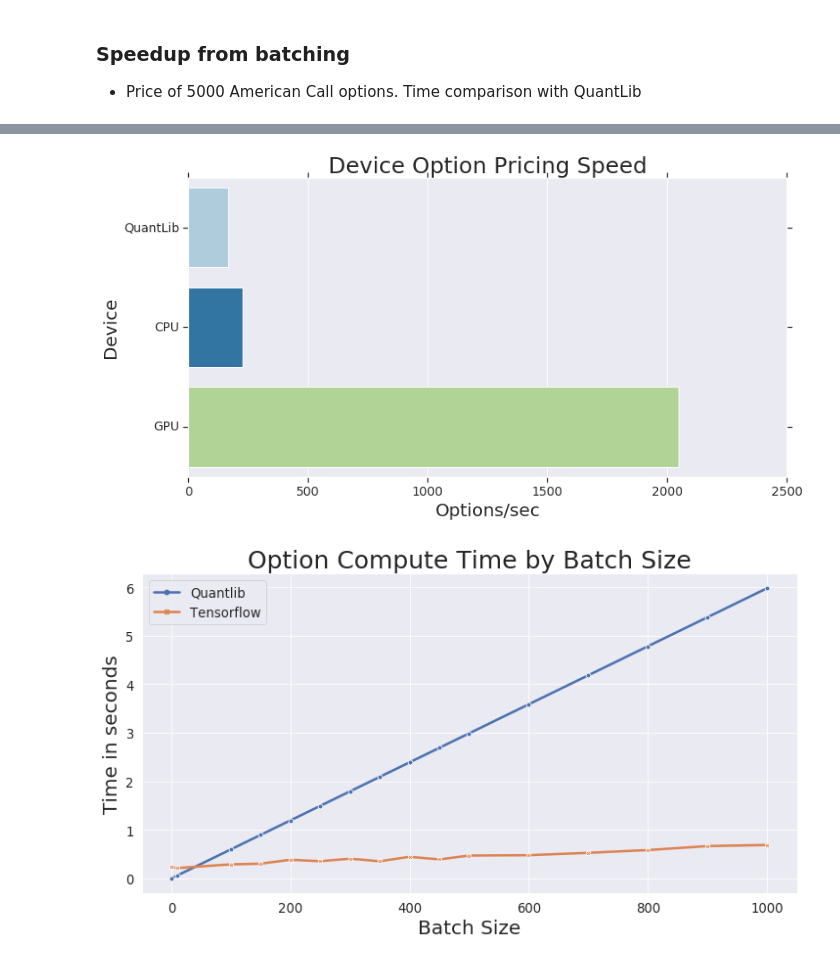
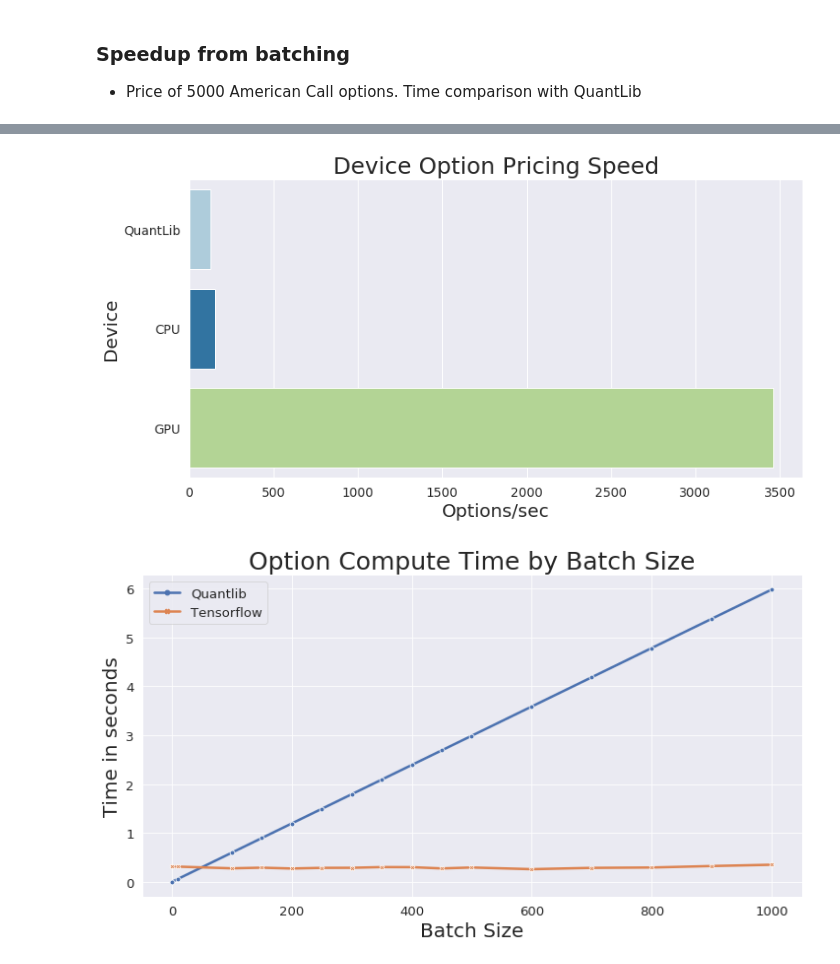
Before and after one commit to google/tf-quant-finance, a Jupyter notebook: tf_quant_finance/examples/jupyter_notebooks/American_Option_Black_Scholes.ipynb, the cells around one changed output, grey strips where cells are left out. Cells and saved outputs as stored; diff of their text form; code cells hidden in the pictures.

```diff
--- a/tf_quant_finance/examples/jupyter_notebooks/American_Option_Black_Scholes.ipynb
+++ b/tf_quant_finance/examples/jupyter_notebooks/American_Option_Black_Scholes.ipynb
@@ -50,14 +53,14 @@ import seaborn as sns
 
 import tensorflow as tf
 
- # tff for Tensorflow Finance
+# tff for Tensorflow Finance
 import tf_quant_finance as tff
 
-grids = tff.math.pde.grids
-pde_tools = tff.math.pde
+# Shortcut alias
+pde = tff.math.pde
 
 from IPython.core.pylabtools import figsize
-figsize(21, 14) # better graph size for Colab
+figsize(21, 14)  # better graph size for Colab
 
 import warnings
 warnings.filterwarnings("ignore",
@@ -219,19 +206,16 @@ def option_param(number_of_options, dtype, seed=42):
 * Example below (Batch of American Call Options with varying strikes, vols and rates).
 # %%
 #@title Price multiple American Call options at a time
-
-tf.reset_default_graph()
 
 number_of_options = 10 #@param
 
 time_delta = 0.005
 
-
 expiry = 1.0
 
 number_grid_points = 1024
 
-dtype = np.float64
+dtype = tf.float64
 
 spot = 110  + tf.random.uniform(shape=[number_of_options, 1], dtype=dtype)
 
@@ -240,7 +224,6 @@ volatility, risk_free_rate, strike = option_param(number_of_options, dtype)
 
 # Build a graph to compute prices of the American Options.
 estimate, grid_locations = american_option(
-    number_of_options=number_of_options,
     time_delta=time_delta,
     expiry=expiry,
     number_grid_points=number_grid_points,
@@ -249,8 +232,9 @@ estimate, grid_locations = american_option(
     strike=strike,
     dtype=dtype)
 
-with tf.Session() as sess:
-  estimate, grid_locations = sess.run([estimate, grid_locations])
+# Convert to numpy for plotting
+estimate = estimate.numpy()
+grid_locations = grid_locations.numpy()
 # %%
 #@title Price/spot plot for the American Call options
 # Prepare data for plotting
@@ -381,6 +384,9 @@ expiry = 1.0
 number_grid_points = 1024
 
 import QuantLib as ql
+warnings.filterwarnings("ignore",
+                        category=UserWarning,
+                        module="QuantLib")
 calculation_date = ql.Date(1, 1, 2010)
 maturity_date = ql.Date(1, 1, 2011)
 day_count = ql.Thirty360()
@@ -421,10 +427,12 @@ for i in range(number_of_options):
   american_option_ql.setPricingEngine(fd_american_engine)
   price = american_option_ql.NPV()
 time_ql = time.time() - t
+
+ql_options_per_second = number_of_options / time_ql
 print('------------------------')
 print('QuantLib')
 print('wall time: ', time_ql)
-print('options per second: ', number_of_options / time_ql)
+print('options per second: ', ql_options_per_second)
 print('------------------------')
 # %% [output]
 ------------------------
@@ -435,22 +443,22 @@ QuantLib
 # %%
 #@title Tensorflow Finance vs QuantLib
 # Throughput
-times_pd = pd.DataFrame([('QuantLib', number_of_options/29.93),
-                         ('CPU', number_of_options/time_cpu),
-                         ('GPU', number_of_options/time_gpu)],
+times_pd = pd.DataFrame([('QuantLib', ql_options_per_second),
+                         ('CPU', cpu_options_per_second),
+                         ('GPU', gpu_options_per_second)],
                          columns=['Device', 'Options/sec'])
 sns.set(style="darkgrid", palette="Paired")
 sns.set_context("notebook", font_scale=1.25, rc={"lines.linewidth": 2.5})
 plt.figure(figsize=(12, 6))
 pt = sns.barplot(y="Device", x="Options/sec", data=times_pd)
 pt.axes.set_title("Device Option Pricing Speed", fontsize=25)
 xlabel = pt.axes.get_xlabel()
 ylabel = pt.axes.get_ylabel()
 pt.axes.set_xlabel(xlabel, fontsize=20)
 pt.axes.set_ylabel(ylabel, fontsize=20)
 plt.show()
 # %% [output]
-[figure, old version]
+[figure, new version]
 # %%
 #@title Time to price a batch of options (GPU vs QuantLib)
 
@@ -464,12 +472,14 @@ cpu_times = []
 
 
 for options in batch_of_options:
-  tf.reset_default_graph()
+
   # Generate volatilities, rates, strikes
-  volatility, risk_free_rate, strike = option_param(number_of_options, dtype)
+  volatility, risk_free_rate, strike = option_param(options, dtype)
+
   with tf.device("/gpu:0"):
+
+    # Warmup
     estimate, _ = american_option(
-        number_of_options=number_of_options,
         time_delta=time_delta,
         expiry=expiry,
         number_grid_points=number_grid_points,
@@ -478,13 +488,18 @@ for options in batch_of_options:
         strike=strike,
         dtype=dtype)
 
-  with tf.Session() as sess:
-    sess.run(tf.constant([0]))  # warming-up
+    # Timed run
+    t = time.time()
+    estimate, _ = american_option(
+        time_delta=time_delta,
+        expiry=expiry,
+        number_grid_points=number_grid_points,
+        volatility=volatility,
+        risk_free_rate=risk_free_rate,
+        strike=strike,
+        dtype=dtype)
+    time_gpu = time.time() - t
 
-  with tf.Session() as sess:
-    t = time.time()
-    estimate = sess.run(estimate)
-  time_gpu = time.time() - t
   gpu_times.append(time_gpu)
 
 # We hardcode QunatLib values here for simplicity
@@ -494,7 +509,6 @@ ql_times = [29.9 / 5000 * i for i in batch_of_options]
 plt.figure(figsize=(12, 6))
 sns.set(style="darkgrid")
 sns.set_context("paper", font_scale=1.5, rc={"lines.linewidth": 2.5})
-#sns.set(rc={'figure.figsize':(14,10)})
 batches = batch_of_options * 2
 num_batches = len(batch_of_options)
 method = ["Quantlib"] * num_batches +  ["Tensorflow"] * num_batches
@@ -515,7 +529,7 @@ plot.axes.set_ylabel('Time in seconds', fontsize=20)
 plt.setp(plot.get_legend().get_title(), fontsize=28)
 plt.show()
 # %% [output]
-[figure, old version]
+[figure, new version]
 # %%
 #@title Options per second depending on the batch size
 
```
Also changed, not shown: parts of 7 cells of this notebook, 2 other files.
